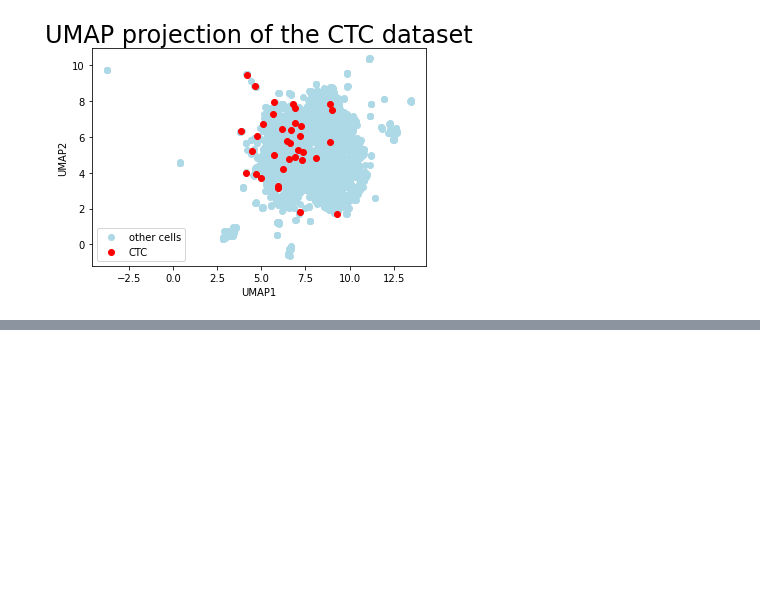
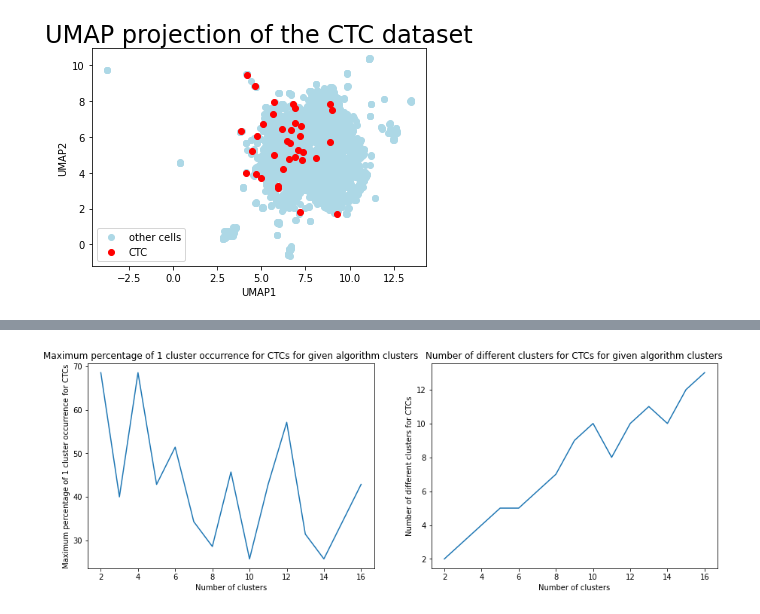
Before and after one commit to melehean/CTC-Detection, a Jupyter notebook: visualization.ipynb, the cells around one changed output, grey strips where cells are left out. Saved outputs shown, nothing was run; the diff lists cells and outputs as text; code cells hidden in the pictures; blank space fills up the shorter version.

```diff
--- a/visualization.ipynb
+++ b/visualization.ipynb
@@ -78,0 +89,4 @@ display_umap_2d_plot(train_data, train_true_results, SEED)
+# %%
+k_means_clustering_for_different_k(scaled_train_data, train_true_results, k_array, SEED, pca=20)
+# %% [output]
+[figure, added]
```
Also changed, not shown: parts of 8 cells of this notebook, 3 other files.
